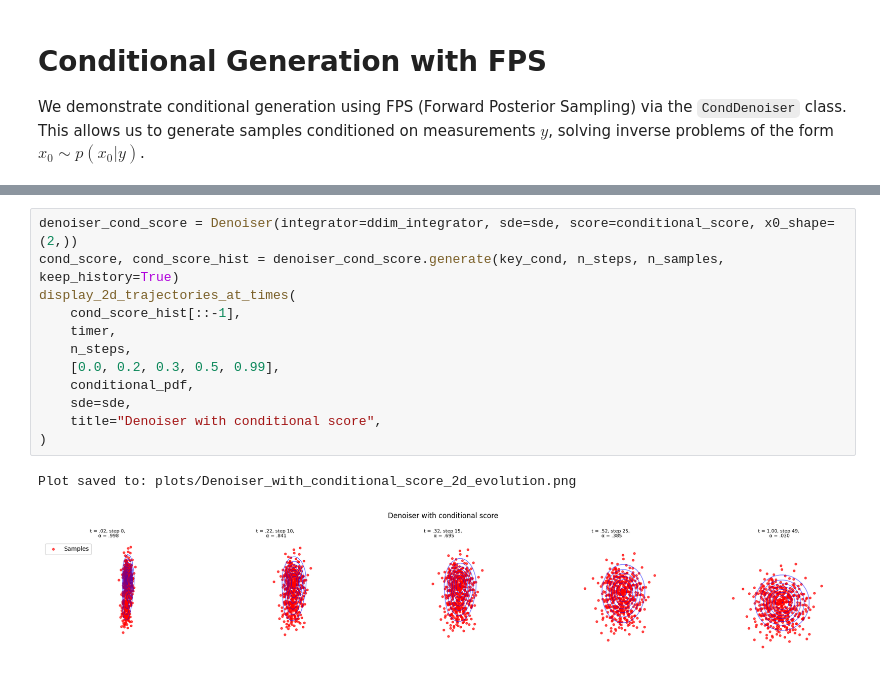
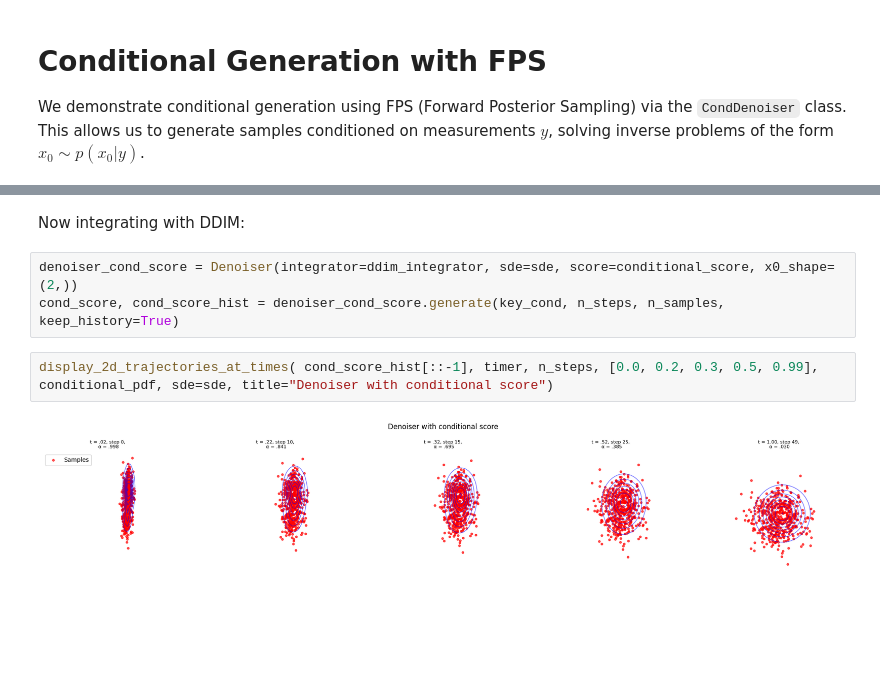
Before and after one commit to jcopo/diffuse, a Jupyter notebook: docs/diffusion_tutorial.ipynb, the cells around one changed output, grey strips where cells are left out. Cells and saved outputs as stored; diff of their text form; blank space fills up the shorter version.

```diff
--- a/docs/diffusion_tutorial.ipynb
+++ b/docs/diffusion_tutorial.ipynb
@@ -408,15 +410,9 @@ Plot saved to: plots/TMPDenoiser_2d_evolution.png
+# %% [markdown]
+Now integrating with DDIM:
+# %%
+denoiser_cond_score = Denoiser(integrator=ddim_integrator, sde=sde, score=conditional_score, x0_shape=(2,))
+cond_score, cond_score_hist = denoiser_cond_score.generate(key_cond, n_steps, n_samples, keep_history=True)
 # %%
-denoiser_cond_score = Denoiser(integrator=ddim_integrator, sde=sde, score=conditional_score, x0_shape=(2,))
-cond_score, cond_score_hist = denoiser_cond_score.generate(key_cond, n_steps, n_samples, keep_history=True)
-display_2d_trajectories_at_times(
-    cond_score_hist[::-1],
-    timer,
-    n_steps,
-    [0.0, 0.2, 0.3, 0.5, 0.99],
-    conditional_pdf,
-    sde=sde,
-    title="Denoiser with conditional score",
-)
+display_2d_trajectories_at_times( cond_score_hist[::-1], timer, n_steps, [0.0, 0.2, 0.3, 0.5, 0.99], conditional_pdf, sde=sde, title="Denoiser with conditional score")
 # %% [output]
-Plot saved to: plots/Denoiser_with_conditional_score_2d_evolution.png
-[figure, old version]
+[figure, new version]
```
Also changed, not shown: parts of 9 cells of this notebook, 2 other files.
